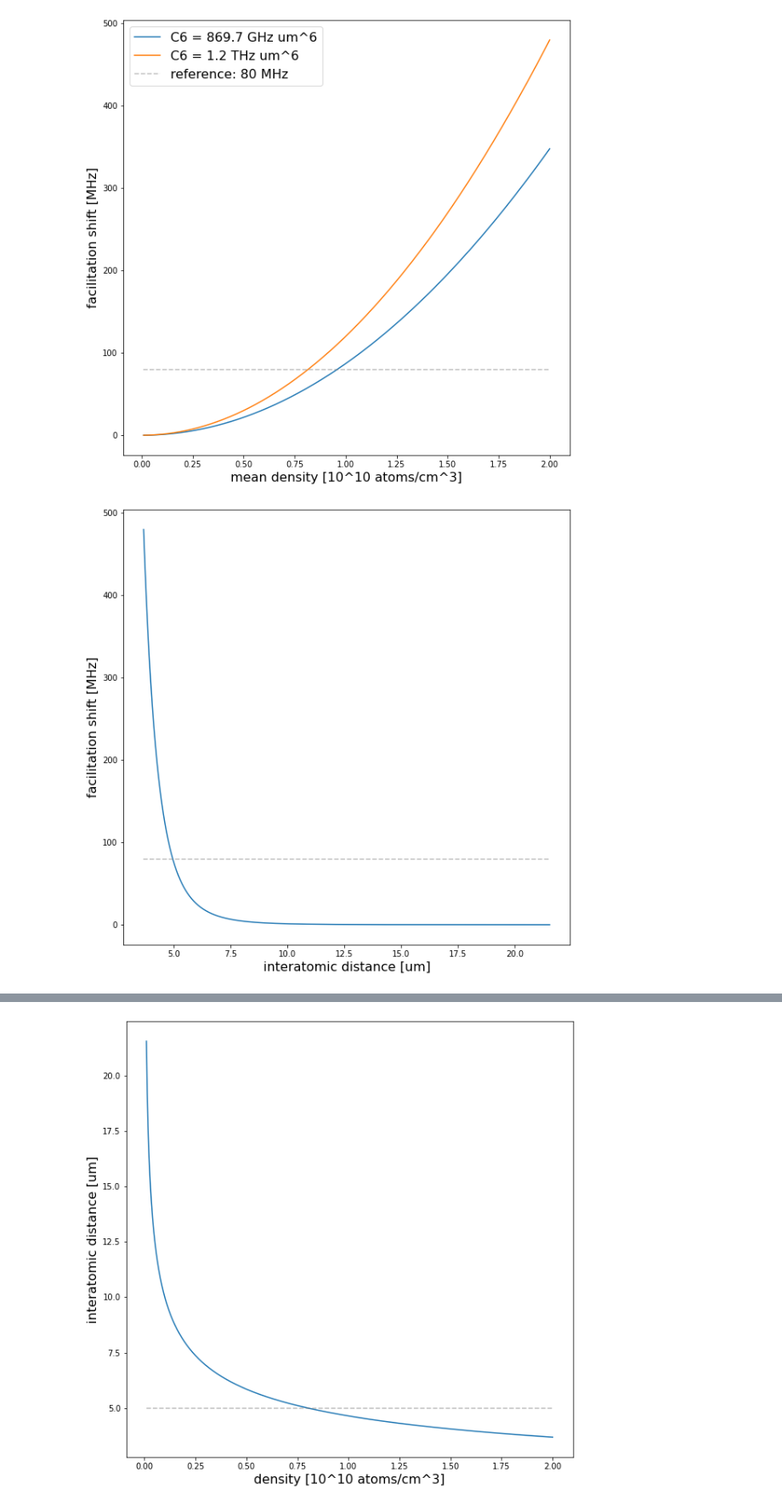
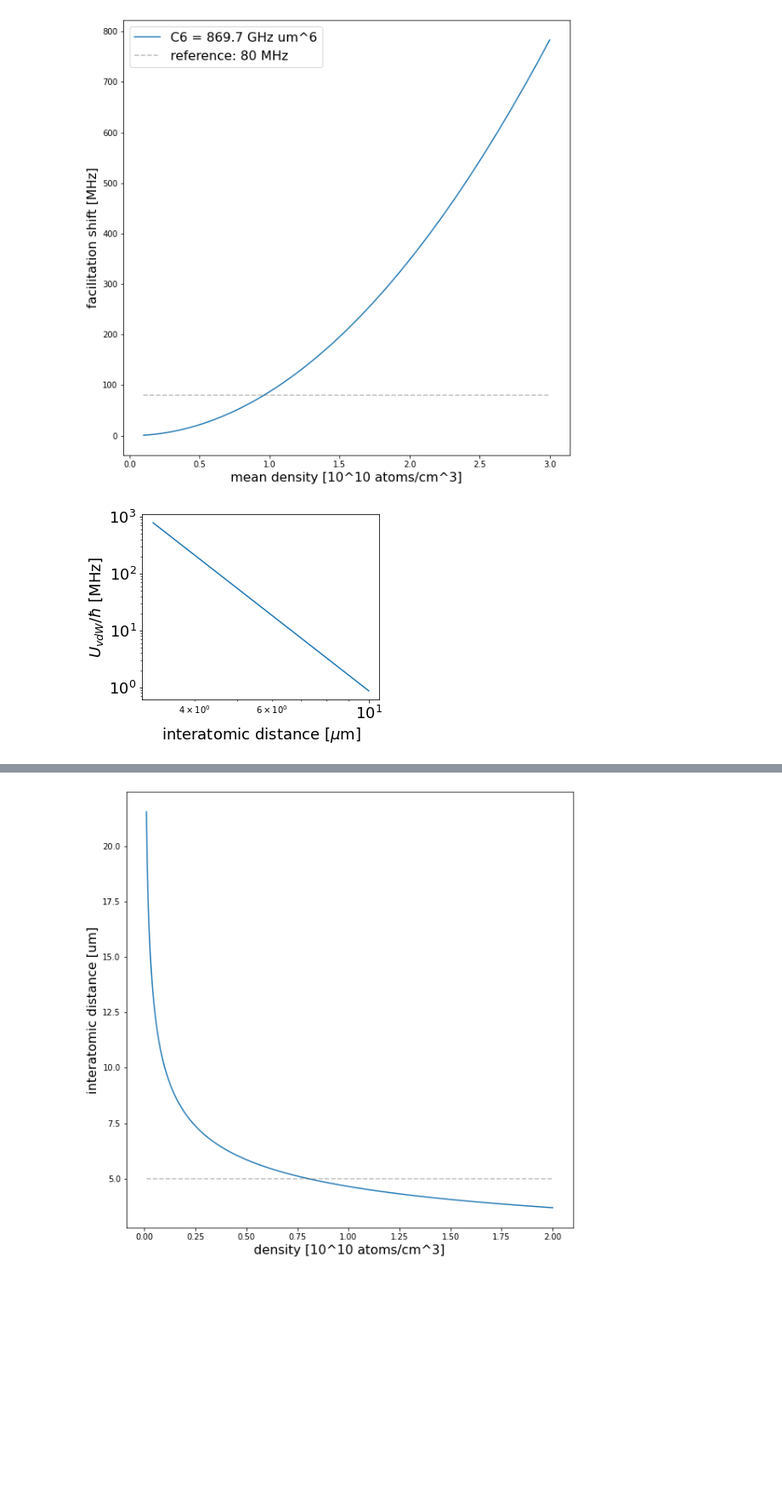
Before and after one commit to Valerio-Amico/Lab-Rydberg, a Jupyter notebook: open_quantum_systems/two_atoms.ipynb/distance_and_detuning.ipynb, the cells around one changed output, grey strips where cells are left out. Shown at 85% size. Drawn from its saved outputs; the diff is of its cells as text; code cells hidden in the pictures; blank space fills up the shorter version.

```diff
--- a/open_quantum_systems/two_atoms.ipynb/distance_and_detuning.ipynb
+++ b/open_quantum_systems/two_atoms.ipynb/distance_and_detuning.ipynb
@@ -8,7 +8,7 @@ h = hbar * 2*np.pi
 #C6 = h*1200*10**3  # [Mhz*um**6]
 # %%
 def V(r): # r is in mircon and the energy is in Mhz
-    return C6/r**6 / h
+    return C6/r**6
 
 def radius_from_Delta(Delta):
     return (C6/(h*Delta))**(1/6)
@@ -37,10 +37,10 @@ mean_density = 1.5 * 10**-2 # atoms/cm^3
 radius_mot = 100 # um
 waiste_blue = 40 # um
 
-means = np.linspace(0.01, 2, 1000)*10**-2
+means = np.linspace(0.1, 3, 1000)*10**-2
 
-C6s = [h*869.7*10**3, h*1200*10**3]
-labels = ["C6 = 869.7 GHz um^6", "C6 = 1.2 THz um^6"]
+C6s = [870*10**3]#, h*1200*10**3]
+labels = ["C6 = 869.7 GHz um^6"]#, "C6 = 1.2 THz um^6"]
 plt.figure(figsize=(10,10))
 for i, C6 in enumerate(C6s):
     max_detunings = []
@@ -60,14 +60,17 @@ plt.plot([min(means*10**2),max(means*10**2)], [80, 80], "--", color="gray", alph
 plt.legend(fontsize=16)
 plt.show()
 # %% [output]
-[figure, old version]
+[figure, new version]
 # %%
-plt.figure(figsize=(10,10))
+plt.figure(figsize=(5,4))
 plt.plot(interatomic_distances, max_detunings)
-plt.plot([min(interatomic_distances),max(interatomic_distances)], [80, 80], "--", color="gray", alpha=0.5, label="reference: 80 MHz")
-plt.ylabel("facilitation shift [MHz]", fontsize=16)
-plt.xlabel("interatomic distance [um]", fontsize=16)
+#plt.plot([min(interatomic_distances),max(interatomic_distances)], [80, 80], "--", color="gray", alpha=0.5, label="reference: 80 MHz")
+plt.ylabel("$U_{vdW}/\hbar$ [MHz]", fontsize=18)
+plt.xlabel("interatomic distance [$\mu$m]", fontsize=18)
+plt.xticks(fontsize=18)
+plt.yticks(fontsize=18)
+plt.yscale("log")
 
 plt.show()
 # %% [output]
-[figure, old version]
+[figure, new version]
```
Also changed, not shown: parts of 2 cells of this notebook, 5 other files.
